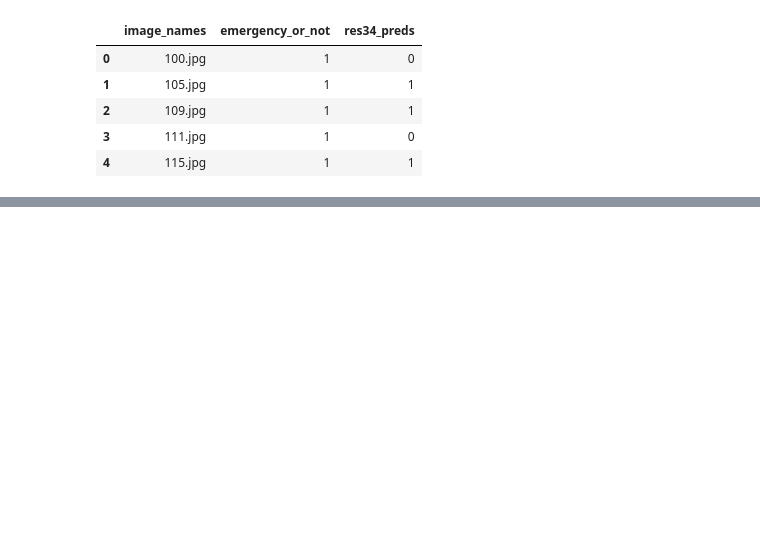
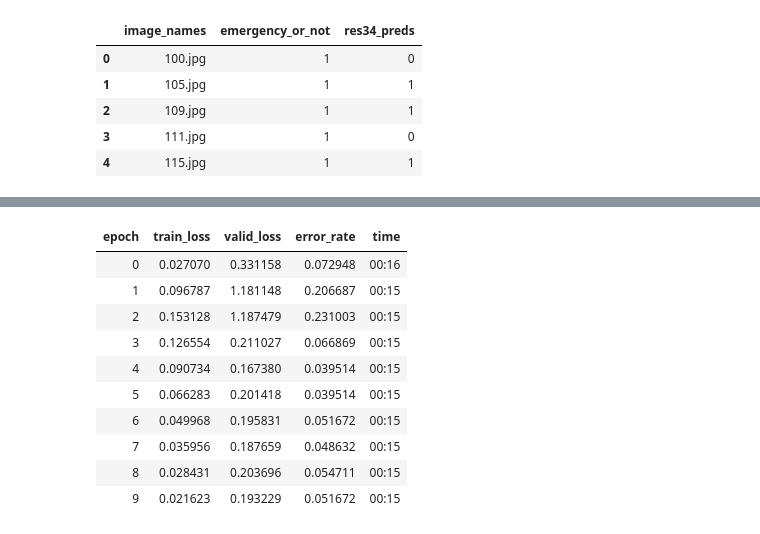
Before and after one commit to amitnits2016/fastai, a Jupyter notebook: EmergencyVsNon/EmergencyVsNon.ipynb, the cells around one changed output, grey strips where cells are left out. Saved outputs shown, nothing was run; the diff lists cells and outputs as text; code cells hidden in the pictures; blank space fills up the shorter version.

```diff
--- a/EmergencyVsNon/EmergencyVsNon.ipynb
+++ b/EmergencyVsNon/EmergencyVsNon.ipynb
@@ -161,0 +231,15 @@ sub_file.head()
+# %%
+learn50.unfreeze()
+learn50.fit_one_cycle(10)
+# %% [output]
+| epoch | train_loss | valid_loss | error_rate | time |
+| 0 | 0.027070 | 0.331158 | 0.072948 | 00:16 |
+| 1 | 0.096787 | 1.181148 | 0.206687 | 00:15 |
+| 2 | 0.153128 | 1.187479 | 0.231003 | 00:15 |
+| 3 | 0.126554 | 0.211027 | 0.066869 | 00:15 |
+| 4 | 0.090734 | 0.167380 | 0.039514 | 00:15 |
+| 5 | 0.066283 | 0.201418 | 0.039514 | 00:15 |
+| 6 | 0.049968 | 0.195831 | 0.051672 | 00:15 |
+| 7 | 0.035956 | 0.187659 | 0.048632 | 00:15 |
+| 8 | 0.028431 | 0.203696 | 0.054711 | 00:15 |
+| 9 | 0.021623 | 0.193229 | 0.051672 | 00:15 |
```
Also changed, not shown: parts of 12 cells of this notebook.
